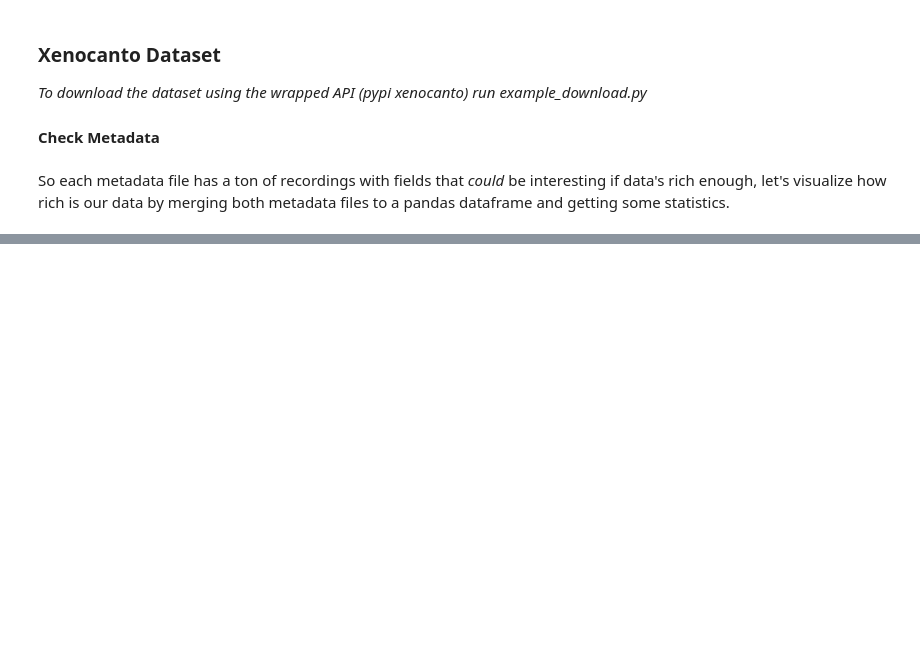
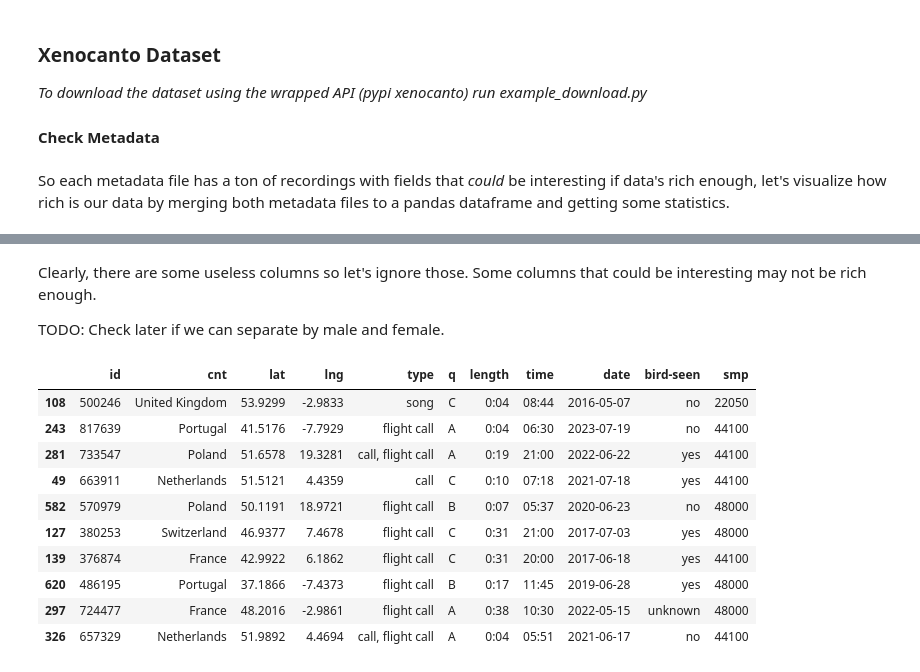
Before and after one commit to harrisonford/bird-zipf, a Jupyter notebook: Analysis.ipynb, the cells around one changed output, grey strips where cells are left out. Drawn from its saved outputs; the diff is of its cells as text; code cells hidden in the pictures; blank space fills up the shorter version.

```diff
--- a/Analysis.ipynb
+++ b/Analysis.ipynb
@@ -81 +81,22 @@ df.sample(5)
 5 rows × 38 columns
+# %% [markdown]
+Clearly, there are some useless columns so let's ignore those. Some columns that could be interesting may not be rich enough.
+
+TODO: Check later if we can separate by male and female.
+# %%
+# clean a bit
+uselful_cols = ['id', 'cnt', 'lat', 'lng', 'type', 'q', 'length', 'time', 'date', 'bird-seen', 'smp']
+
+df[uselful_cols].sample(10)
+# %% [output]
+|  | id | cnt | lat | lng | type | q | length | time | date | bird-seen | smp |
+| 108 | 500246 | United Kingdom | 53.9299 | -2.9833 | song | C | 0:04 | 08:44 | 2016-05-07 | no | 22050 |
+| 243 | 817639 | Portugal | 41.5176 | -7.7929 | flight call | A | 0:04 | 06:30 | 2023-07-19 | no | 44100 |
+| 281 | 733547 | Poland | 51.6578 | 19.3281 | call, flight call | A | 0:19 | 21:00 | 2022-06-22 | yes | 44100 |
+| 49 | 663911 | Netherlands | 51.5121 | 4.4359 | call | C | 0:10 | 07:18 | 2021-07-18 | yes | 44100 |
+| 582 | 570979 | Poland | 50.1191 | 18.9721 | flight call | B | 0:07 | 05:37 | 2020-06-23 | no | 48000 |
+| 127 | 380253 | Switzerland | 46.9377 | 7.4678 | flight call | C | 0:31 | 21:00 | 2017-07-03 | yes | 48000 |
+| 139 | 376874 | France | 42.9922 | 6.1862 | flight call | C | 0:31 | 20:00 | 2017-06-18 | yes | 44100 |
+| 620 | 486195 | Portugal | 37.1866 | -7.4373 | flight call | B | 0:17 | 11:45 | 2019-06-28 | yes | 48000 |
+| 297 | 724477 | France | 48.2016 | -2.9861 | flight call | A | 0:38 | 10:30 | 2022-05-15 | unknown | 48000 |
+| 326 | 657329 | Netherlands | 51.9892 | 4.4694 | call, flight call | A | 0:04 | 05:51 | 2021-06-17 | no | 44100 |
```
Also changed, not shown: parts of 7 cells of this notebook.
